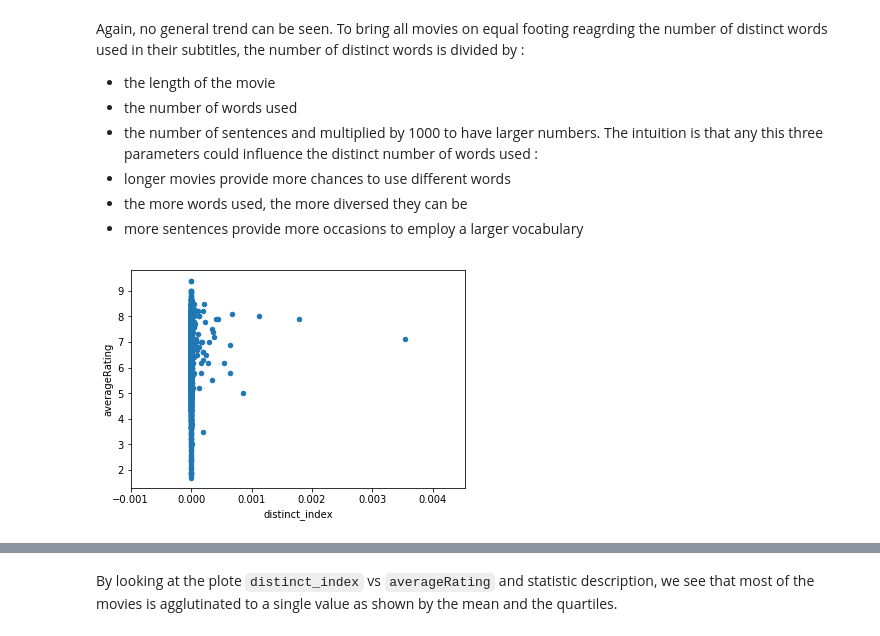
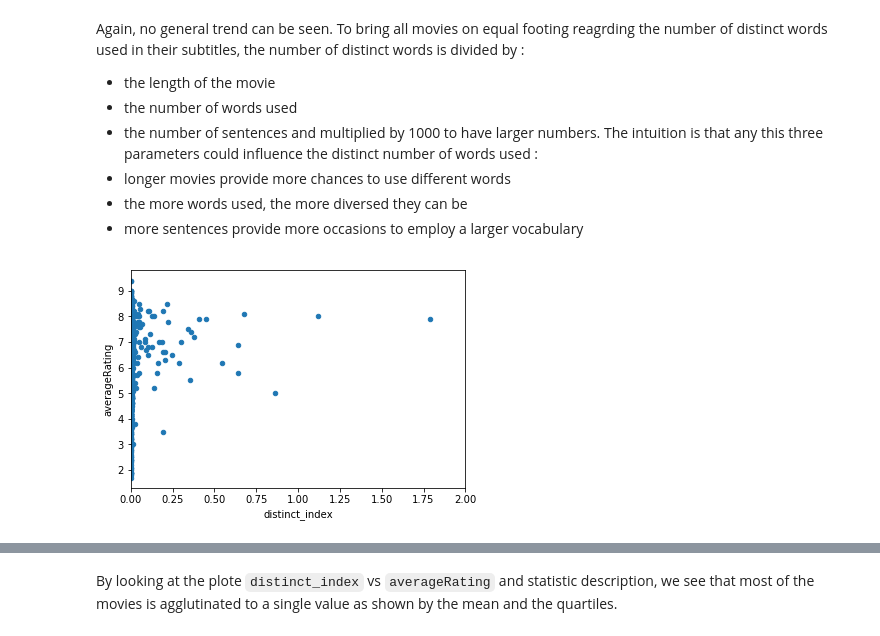
Before and after one commit to Xabitsuki/adamax, a Jupyter notebook: NotebookFinal.ipynb, the cells around one changed output, grey strips where cells are left out. Drawn from its saved outputs; the diff is of its cells as text; code cells hidden in the pictures.

```diff
--- a/NotebookFinal.ipynb
+++ b/NotebookFinal.ipynb
@@ -670,9 +705,9 @@ The intuition is that any this three parameters could influence the distinct num
 * more sentences provide more occasions to employ a larger vocabulary
 # %%
 ax = df_words_ratings_pd.plot.scatter("distinct_index", "averageRating");
-ax.set_xlim([-0.001,df_words_ratings_pd['distinct_index'].max()+0.001]);
+ax.set_xlim([-0.001,2]);
 # %% [output]
-[figure, old version]
+[figure, new version]
 # %%
 df_words_ratings_pd['distinct_index'].describe()
 # %% [output]
```
Also changed, not shown: parts of 29 cells of this notebook.
